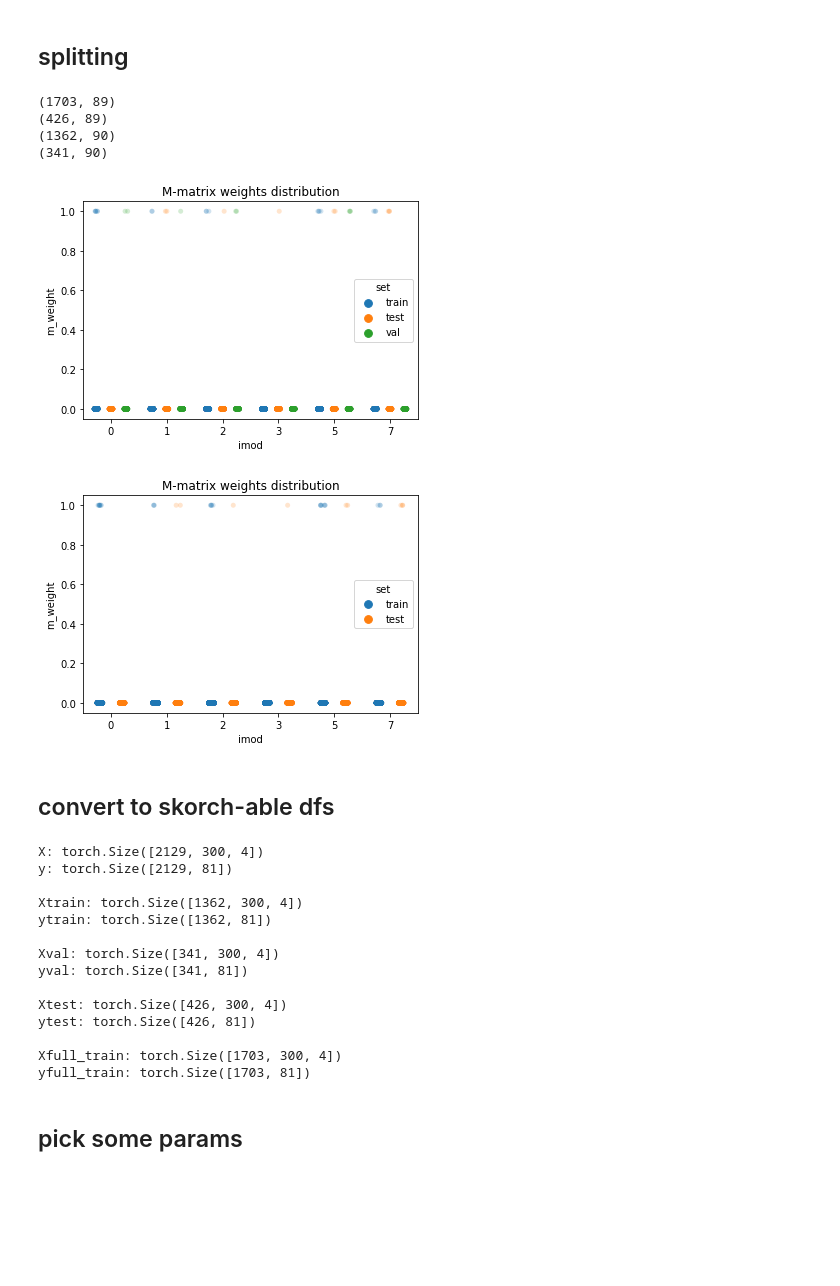
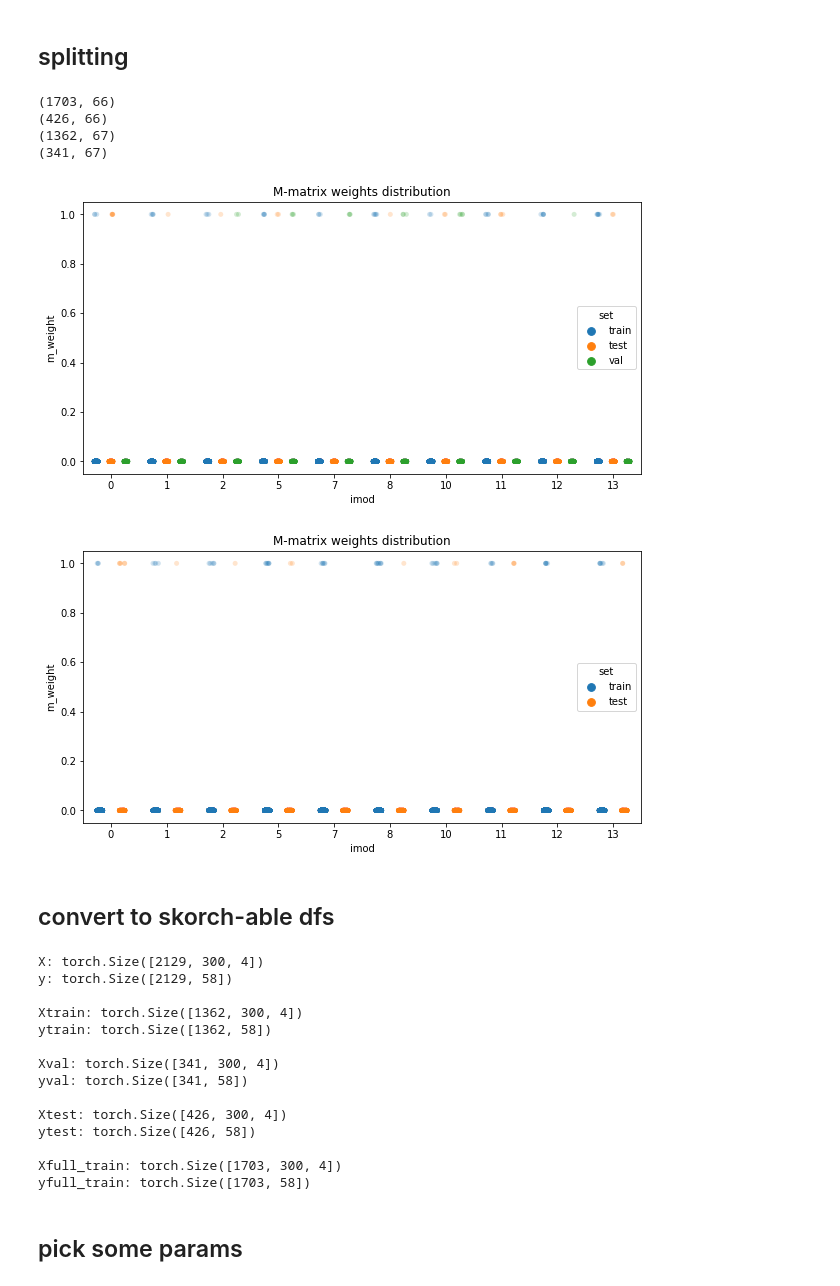
Before and after one commit to erinhwilson/deep-5g-sandbox, a Jupyter notebook: ecoli_iMod_classification.ipynb, the cells around one changed output. Cells and saved outputs as stored; diff of their text form; code cells hidden in the pictures; blank space fills up the shorter version.

```diff
--- a/ecoli_iMod_classification.ipynb
+++ b/ecoli_iMod_classification.ipynb
@@ -86,7 +107,8 @@ plt.hist([sum(Mb.iloc[i]) for i in range(Mb.shape[0])])
 # make a list of imodulons above a certain threshold
 thresh = 4
 #mbc = dict([(Mb.iloc[i].name,sum(Mb.iloc[i])) for i in range(Mb.shape[0])])
-mbc = dict([(Mb.T.iloc[i].name,sum(Mb.T.iloc[i])) for i in range(Mb.shape[1])])
+XYim = XYb[imods]
+mbc = dict([(XYim.T.iloc[i].name,sum(XYim.T.iloc[i])) for i in range(XYim.shape[1])])
 imods_filt = [x for x in mbc if mbc[x]>thresh]
-imods_filt
+print("num iMods that pass:",len(imods_filt))
 # %% [output]
@@ -187,37 +158,38 @@ def view_train_test_dist(train_df,test_df,score_cols,title,val_df=None):
         value_name='m_weight'
     )
 
+    fig = plt.figure(figsize=(10,5))
     sns.stripplot(data=df_melt,x='imod',y='m_weight',hue='set',dodge=True,alpha=0.2)
     plt.title(f"{title} distribution")
     plt.show()
 # %%
 # Split data into train/test/split here and now
 full_train_df,test_df = tu.quick_split(XY)
 train_df, val_df = tu.quick_split(full_train_df)
 
 print(full_train_df.shape)
 print(test_df.shape)
 print(train_df.shape)
 print(val_df.shape)
 
 
 # coi1 = ['0','1','2','3','4']
 # coi2 = ['5','6','7','8','9']
 # coi3 = ['10','11','12','13','14']
-coi1 = ['0','1','2','3','5','7']
+coi1 = imods_filt[:10]
 assert(train_df.shape[0] + val_df.shape[0] == full_train_df.shape[0])
 view_train_test_dist(train_df, test_df,coi1,"M-matrix weights",val_df=val_df)
 # view_train_test_dist(train_df, test_df,coi2,"M-matrix weights",val_df=val_df)
 # view_train_test_dist(train_df, test_df,coi3,"M-matrix weights",val_df=val_df)
 
 view_train_test_dist(full_train_df, test_df,coi1,"M-matrix weights")
 # %% [output]
-(1703, 89)
-(426, 89)
-(1362, 90)
-(341, 90)
+(1703, 66)
+(426, 66)
+(1362, 67)
+(341, 67)
-[figure, old version]
+[figure, new version]
-[figure, old version]
+[figure, new version]
 # %% [markdown]
 ## convert to skorch-able dfs
 # %%
@@ -255,19 +227,19 @@ print("\nXfull_train:",Xfull_train.shape)
 print("yfull_train:",yfull_train.shape)
 # %% [output]
 X: torch.Size([2129, 300, 4])
-y: torch.Size([2129, 81])
+y: torch.Size([2129, 58])
 
 Xtrain: torch.Size([1362, 300, 4])
-ytrain: torch.Size([1362, 81])
+ytrain: torch.Size([1362, 58])
 
 Xval: torch.Size([341, 300, 4])
-yval: torch.Size([341, 81])
+yval: torch.Size([341, 58])
 
 Xtest: torch.Size([426, 300, 4])
-ytest: torch.Size([426, 81])
+ytest: torch.Size([426, 58])
 
 Xfull_train: torch.Size([1703, 300, 4])
-yfull_train: torch.Size([1703, 81])
+yfull_train: torch.Size([1703, 58])
 # %%
 # make skorch predefined valid ds
 # valid_ds = Dataset(Xval, yval)
```
Also changed, not shown: parts of 19 cells of this notebook, 1 other file.
